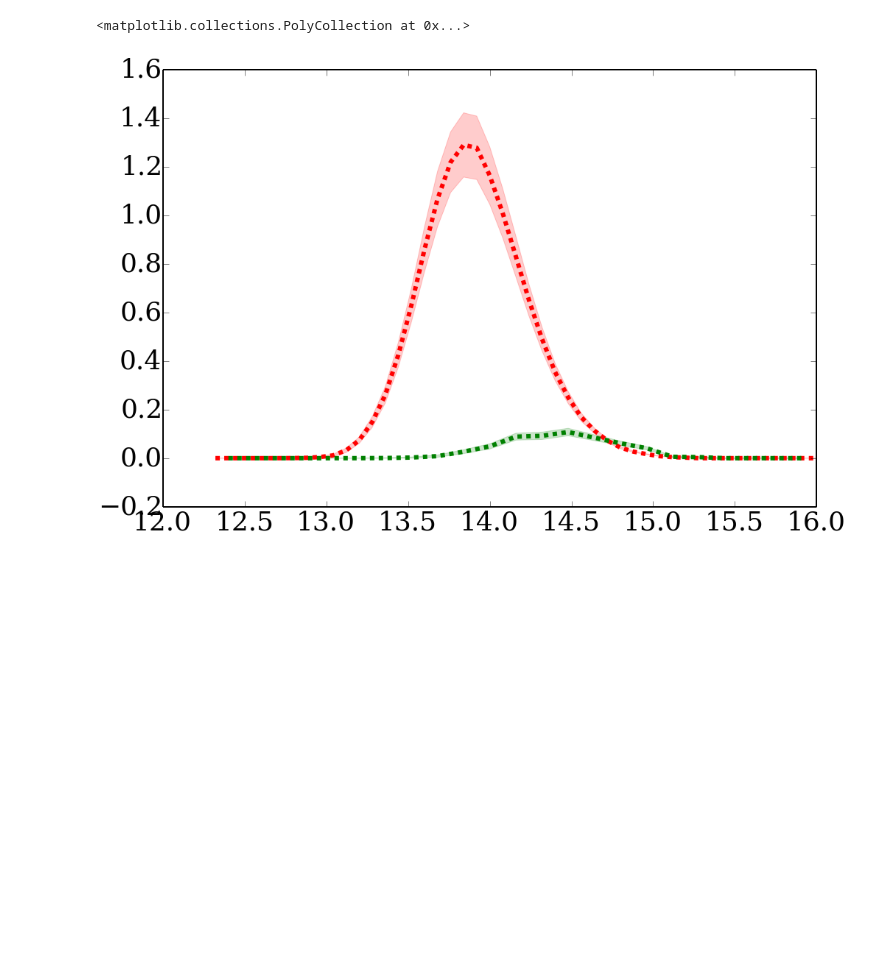
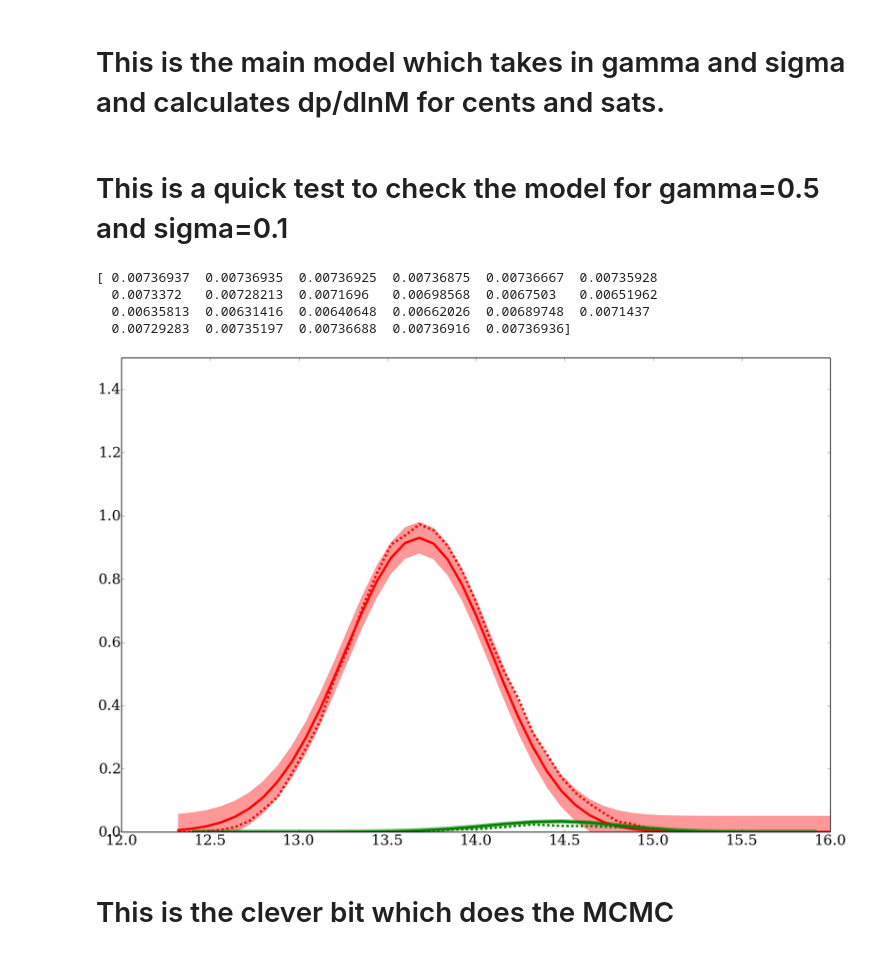
Before and after one commit to stewartbuchan/Satellite-Clustering-Project, a Jupyter notebook: clustering_project_dpdlnm_mcmc.ipynb, the cells around one changed output. Drawn from its saved outputs; the diff is of its cells as text; code cells hidden in the pictures; blank space fills up the shorter version.

```diff
--- a/clustering_project_dpdlnm_mcmc.ipynb
+++ b/clustering_project_dpdlnm_mcmc.ipynb
@@ -32,16 +36,13 @@ dif=sat_bin_cents[1]-sat_bin_cents[0]
 sat_bin_edges=sat_bin_cents-dif/2.
 sat_bin_edges=np.append(sat_bin_edges,[sat_bin_edges[-1]+dif])
 
-print(len(dataM_sats))
-print(len(sat_bin_cents))
-print(len(sat_bin_edges))
 
 #load redshift steps
 a,z=np.loadtxt('/home/swb1g09/Bolshoi_stuff/all_catalogues/db_haloes/a.list',usecols=(0,1),skiprows=1,unpack=True,delimiter=',')
 
 #load halo catalogues
-Cents=pd.read_csv('/home/swb1g09/Clustering_project/PerViola_zCen0.5_new.dat',delim_whitespace=True)
-Sats=pd.read_csv('/home/swb1g09/Clustering_project/PerViola_zSatParent0.5_new3.dat',delim_whitespace=True)
+Cents=pd.read_csv('/home/swb1g09/Clustering_project/PerViola_zCen0.5_new_2.dat',delim_whitespace=True)
+Sats=pd.read_csv('/home/swb1g09/Clustering_project/PerViola_zSatParent0.5_new4.dat',delim_whitespace=True)
 
 #clean up the halo catalogues
 
@@ -91,8 +76,10 @@ d={'BoundryMass' : m_sat_boundry, 'z_inf': z}
 Boundry=pd.DataFrame(d)
 
 Sats=pd.merge(Sats,Boundry,right_on='z_inf',left_on='z_inf',sort=False,copy=False,how='left')
+# %% [markdown]
+# This is the main model which takes in gamma and sigma and calculates dp/dlnM for cents and sats.
 # %%
-def model(gamma05,gamma,sigma05,sigma):
+def model(gamma05,gamma,sigma05,sigma,stripping):
     #print("start")
     cent_P=[np.zeros(len(cent_bin_cents))]
     sat_P=[np.zeros(len(sat_bin_cents))]
@@ -105,9 +92,9 @@ def model(gamma05,gamma,sigma05,sigma):
         Sats.loc[Sats.z_inf < zboundry, 'gamma'] =  gamma
         Cents.loc[:,'mstar']=pd.Series(Moster13(Cents['M200c'].values,0.5052306766,gamma,sigma),index=Cents.index)
         #Cents.loc[:,'mstar']=pd.Series(Moster13(Cents['M_vir_inf'].values,Cents['z_inf'].values,0.4,0.15),index=Cents.index)
-        Sats.loc[:,'mstar']=pd.Series(Moster13(Sats['M200c_inf'].values,Sats['z_inf'].values,Sats['gamma'].values,sigma),index=Sats.index)
+        Sats.loc[:,'mstar']=pd.Series(Moster13(Sats['M200c_inf'].values,Sats['z_inf'].values,Sats['gamma'].values,sigma05),index=Sats.index)
         Cents_LRGs=Cents.query('mstar > 10**11.45')
-        Sats_LRGs=Sats.query('mstar > 10**BoundryMass')
+        Sats_LRGs=Sats.query('mstar > (10**BoundryMass)/'+str(stripping))
         if len(Cents_LRGs.index)>0:
             ncen+=len(Cents_LRGs.index)
             p=np.histogram(np.log10(Cents_LRGs['M200b'].values),bins=cent_bin_edges,density=False)[0]
@@ -124,21 +111,40 @@ def model(gamma05,gamma,sigma05,sigma):
                 satfrat+=float(np.sum(q))/float(np.sum(p))
                 nsat+=len(Sats_LRGs.index)
             else:
-
                 sat_P=np.append(sat_P,[np.zeros(len(sat_bin_cents))],axis=0)
-    return cent_P.sum(axis=0)/no_runs,sat_P.sum(axis=0)/no_runs,cent_P.std(axis=0),sat_P.std(axis=0)
+        else:
+            cent_P=np.append(cent_P,[np.zeros(len(cent_bin_cents))],axis=0)
+            sat_P=np.append(sat_P,[np.zeros(len(sat_bin_cents))],axis=0)
+    #return cent_P.sum(axis=0)/no_runs,sat_P.sum(axis=0)/no_runs,cent_P.std(axis=0),sat_P.std(axis=0)
+    #print(dataP_sats,nsat,(dataP_sats/nsat)**0.5)
+    #print(ncen,nsat)
+    return cent_P.sum(axis=0)/no_runs,sat_P.sum(axis=0)/no_runs,0.1*(1./(dataP+10.))**0.3,0.003*(1./(dataP_sats+0.05))**0.3
+# %% [markdown]
+# This is a quick test to check the model for gamma=0.5 and sigma=0.1
 # %%
 sel_color='r'
 sel_color2='g'
 
-cents_mean,sats_mean,cents_std,sats_std=model(0.5,0.5,0.1,0.1)
+#cents_mean,sats_mean,cents_std,sats_std=model(0.6,0.55,0.1,0.15)
+cents_mean,sats_mean,cents_std,sats_std=model(0.55,0.48,0.14,0.16,0.9)
+#cents_mean,sats_mean,cents_std,sats_std=model(0.55,0.55,0.16,0.16)
+
 plt.plot(cent_bin_cents,cents_mean,linestyle="--",color=sel_color,label=1-0.5)
-plt.fill_between(cent_bin_cents,cents_mean+cents_std,cents_mean-cents_std,color=sel_color,alpha=0.2)
+plt.plot(cent_bin_cents,dataP,linestyle="-",color=sel_color,label=1-0.5)
+plt.fill_between(cent_bin_cents,dataP+cents_std,dataP-cents_std,color=sel_color,alpha=0.4)
 plt.plot(sat_bin_cents,sats_mean,linestyle="--",color=sel_color2,label=1-0.5)
-plt.fill_between(sat_bin_cents,sats_mean+sats_std,sats_mean-sats_std,color=sel_color2,alpha=0.2)
+plt.plot(sat_bin_cents,dataP_sats,linestyle="-",color=sel_color2,label=1-0.5)
+plt.fill_between(sat_bin_cents,dataP_sats+sats_std,dataP_sats-sats_std,color=sel_color2,alpha=0.4)
+plt.ylim(0,1.5)
+print(sats_std)
 # %% [output]
-<matplotlib.collections.PolyCollection at 0x...>
+[ 0.00736937  0.00736935  0.00736925  0.00736875  0.00736667  0.00735928
+  0.0073372   0.00728213  0.0071696   0.00698568  0.0067503   0.00651962
+  0.00635813  0.00631416  0.00640648  0.00662026  0.00689748  0.0071437
+  0.00729283  0.00735197  0.00736688  0.00736916  0.00736936]
-[figure, old version]
+[figure, new version]
+# %% [markdown]
+# This is the clever bit which does the MCMC
 # %%
 sig_offset=0.01
 
```
Also changed, not shown: parts of 18 cells of this notebook.
